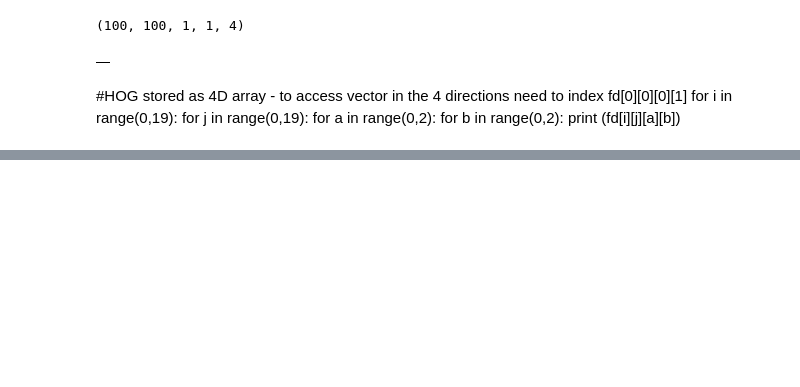
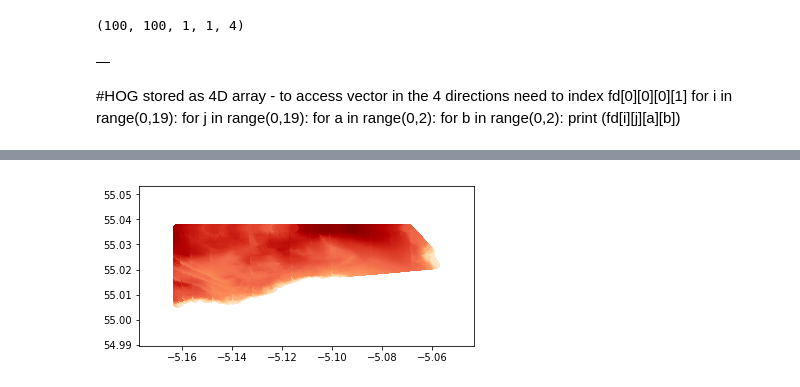
Before and after one commit to emmasulli/DataAccelerator, a Jupyter notebook: HOGprocess.ipynb, the cells around one changed output, grey strips where cells are left out. Cells and saved outputs as stored; diff of their text form; code cells hidden in the pictures; blank space fills up the shorter version.

```diff
--- a/HOGprocess.ipynb
+++ b/HOGprocess.ipynb
@@ -83,0 +146,9 @@ HOG_output.head()
+# %%
+geometry = [Point(xy) for xy in zip(surveyTG.X, surveyTG.Y)]
+crs = {'init': 'epsg:4326'}
+survey = gpd.GeoDataFrame(surveyTG, crs=crs, geometry=geometry)
+# %%
+survey.plot(column='Depth',cmap='OrRd')
+plt.show()
+# %% [output]
+[figure, added]
```
Also changed, not shown: parts of 23 cells of this notebook, 25 other files.
